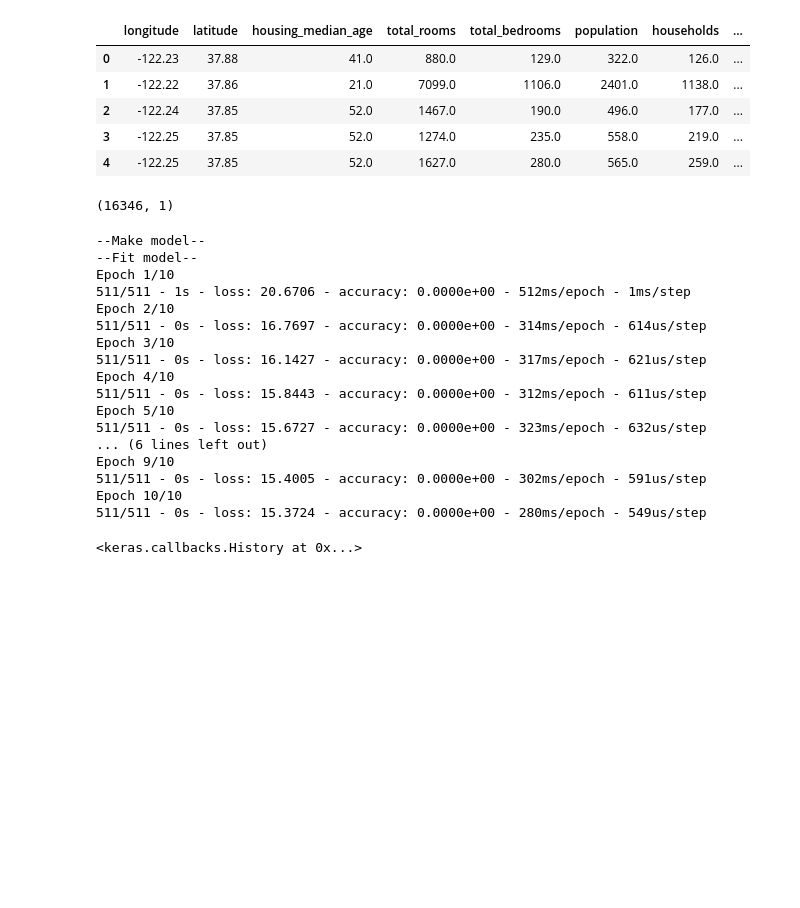
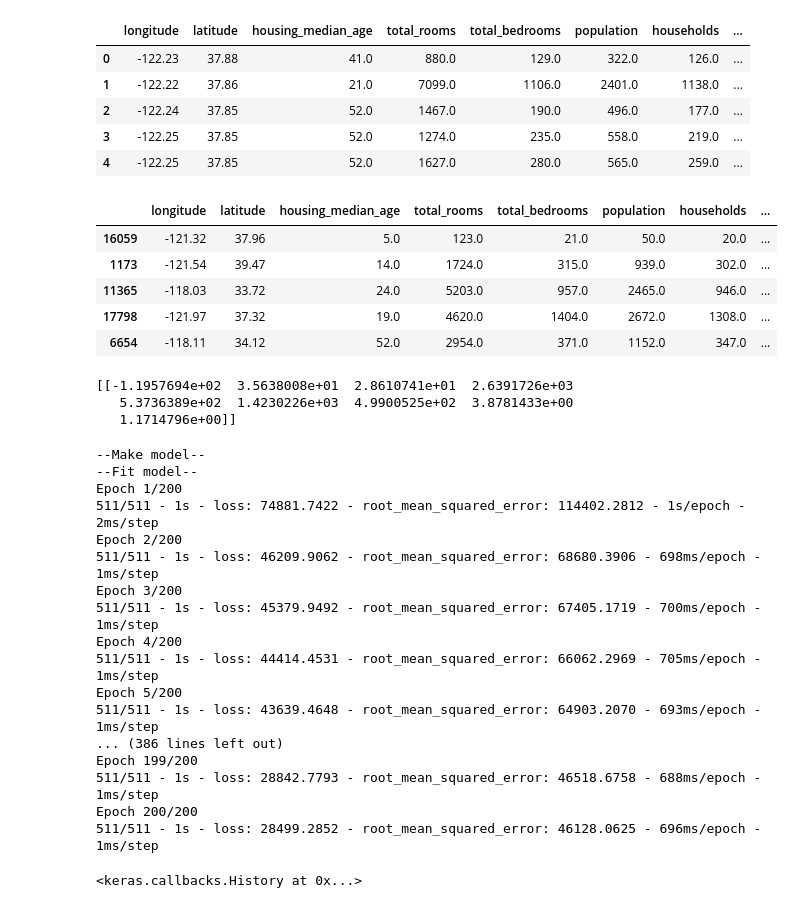
Before and after one commit to chronooo/TensorFlow-Project, a Jupyter notebook: Main/main2.ipynb, the cells around one changed output. Cells and saved outputs as stored; diff of their text form; code cells hidden in the pictures; blank space fills up the shorter version.

```diff
--- a/Main/main2.ipynb
+++ b/Main/main2.ipynb
@@ -189,48 +189,66 @@ y = fs_data.iloc[:,[8]]    # target column / what we're trying to predict
 x_train, x_test, y_train, y_test = train_test_split(x, y, test_size = 0.2) # splitting up dataset to training and testing
 
 scl = RobustScaler() # Preprocess numerical data
-x_train = scl.fit_transform(x_train)
-x_test = scl.transform(x_test)
+#x_train = scl.fit_transform(x_train)
+#x_test = scl.transform(x_test)
-# %%
-y_train.shape
-# %% [output]
-(16346, 1)
+# %%
+x_train.head()
+# %% [output]
+|  | longitude | latitude | housing_median_age | total_rooms | total_bedrooms | population | households | ... |
+| 16059 | -121.32 | 37.96 | 5.0 | 123.0 | 21.0 | 50.0 | 20.0 | ... |
+| 1173 | -121.54 | 39.47 | 14.0 | 1724.0 | 315.0 | 939.0 | 302.0 | ... |
+| 11365 | -118.03 | 33.72 | 24.0 | 5203.0 | 957.0 | 2465.0 | 946.0 | ... |
+| 17798 | -121.97 | 37.32 | 19.0 | 4620.0 | 1404.0 | 2672.0 | 1308.0 | ... |
+| 6654 | -118.11 | 34.12 | 52.0 | 2954.0 | 371.0 | 1152.0 | 347.0 | ... |
+# %%
+normalizer = tf.keras.layers.Normalization(axis=-1)
+normalizer.adapt(x_train)
+print(normalizer.mean.numpy())
+# %% [output]
+[[-1.1957694e+02  3.5638008e+01  2.8610741e+01  2.6391726e+03
+   5.3736389e+02  1.4230226e+03  4.9900525e+02  3.8781433e+00
+   1.1714796e+00]]
 # %%
 from tensorflow.keras.models import Sequential
 from tensorflow.keras.layers import Dense,Flatten
 
+
 #Making a Model
 print("--Make model--")
 model = tf.keras.models.Sequential([
-  tf.keras.layers.InputLayer(input_shape=(9)),
-  tf.keras.layers.Dense(9, activation='relu'),
-  tf.keras.layers.Dense(10, activation='linear')
+  normalizer,
+  tf.keras.layers.Dense(1000, activation='relu',kernel_initializer='normal'),
+  tf.keras.layers.Dense(128, activation='relu',kernel_initializer='normal'),
+  tf.keras.layers.Dense(128, activation='relu',kernel_initializer='normal'),
+  tf.keras.layers.Dense(128, activation='relu',kernel_initializer='normal'),
+  tf.keras.layers.Dense(128, activation='relu',kernel_initializer='normal'),
+  tf.keras.layers.Dense(1, activation='linear')
 ])
 # model = Sequential()
 # model.add(Flatten(input_shape=(1,9)))
 # model.add(Dense(10, activation='relu'))
 # model.add(Dense(1, activation='linear'))
 # model.summary()
-model.compile(optimizer='sgd', loss='msle', metrics=['accuracy'])
+model.compile(optimizer='adam', loss='mean_absolute_error', metrics=[tf.keras.metrics.RootMeanSquaredError()])
 
 print("--Fit model--")
-model.fit(x_train, y_train, epochs=10, verbose=2)
+model.fit(x_train, y_train, epochs=200, verbose=2)
 # %% [output]
 --Make model--
 --Fit model--
-Epoch 1/10
-511/511 - 1s - loss: 20.6706 - accuracy: 0.0000e+00 - 512ms/epoch - 1ms/step
-Epoch 2/10
-511/511 - 0s - loss: 16.7697 - accuracy: 0.0000e+00 - 314ms/epoch - 614us/step
-Epoch 3/10
-511/511 - 0s - loss: 16.1427 - accuracy: 0.0000e+00 - 317ms/epoch - 621us/step
-Epoch 4/10
-511/511 - 0s - loss: 15.8443 - accuracy: 0.0000e+00 - 312ms/epoch - 611us/step
-Epoch 5/10
-511/511 - 0s - loss: 15.6727 - accuracy: 0.0000e+00 - 323ms/epoch - 632us/step
-... (6 lines left out)
-Epoch 9/10
-511/511 - 0s - loss: 15.4005 - accuracy: 0.0000e+00 - 302ms/epoch - 591us/step
-Epoch 10/10
-511/511 - 0s - loss: 15.3724 - accuracy: 0.0000e+00 - 280ms/epoch - 549us/step
+Epoch 1/200
+511/511 - 1s - loss: 74881.7422 - root_mean_squared_error: 114402.2812 - 1s/epoch - 2ms/step
+Epoch 2/200
+511/511 - 1s - loss: 46209.9062 - root_mean_squared_error: 68680.3906 - 698ms/epoch - 1ms/step
+Epoch 3/200
+511/511 - 1s - loss: 45379.9492 - root_mean_squared_error: 67405.1719 - 700ms/epoch - 1ms/step
+Epoch 4/200
+511/511 - 1s - loss: 44414.4531 - root_mean_squared_error: 66062.2969 - 705ms/epoch - 1ms/step
+Epoch 5/200
+511/511 - 1s - loss: 43639.4648 - root_mean_squared_error: 64903.2070 - 693ms/epoch - 1ms/step
+... (386 lines left out)
+Epoch 199/200
+511/511 - 1s - loss: 28842.7793 - root_mean_squared_error: 46518.6758 - 688ms/epoch - 1ms/step
+Epoch 200/200
+511/511 - 1s - loss: 28499.2852 - root_mean_squared_error: 46128.0625 - 696ms/epoch - 1ms/step
 <keras.callbacks.History at 0x...>
```
Also changed, not shown: parts of 4 cells of this notebook, 6 other files.
